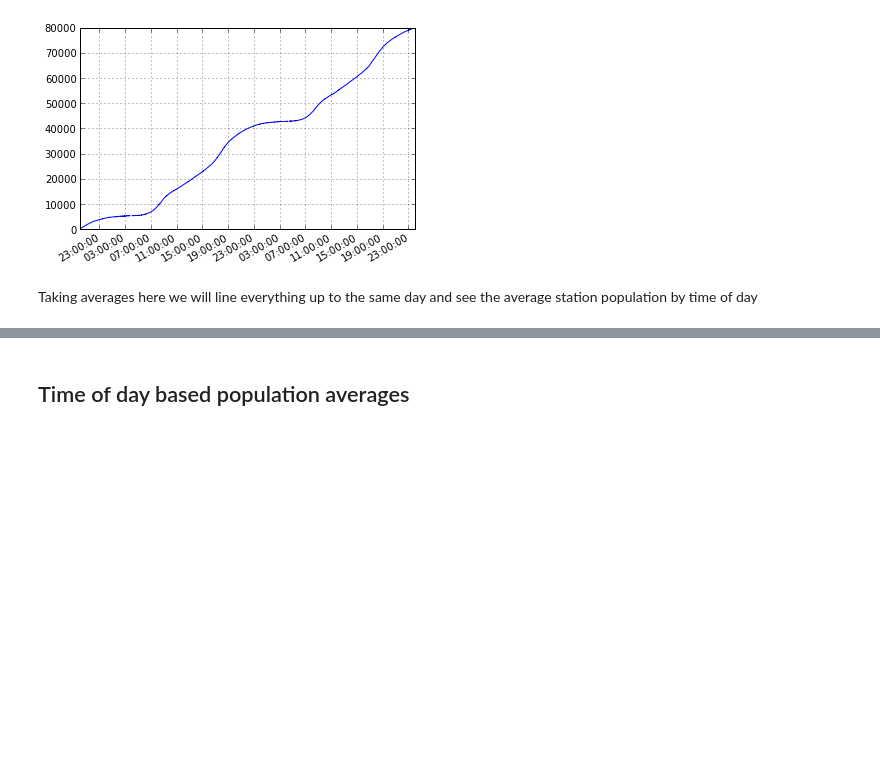
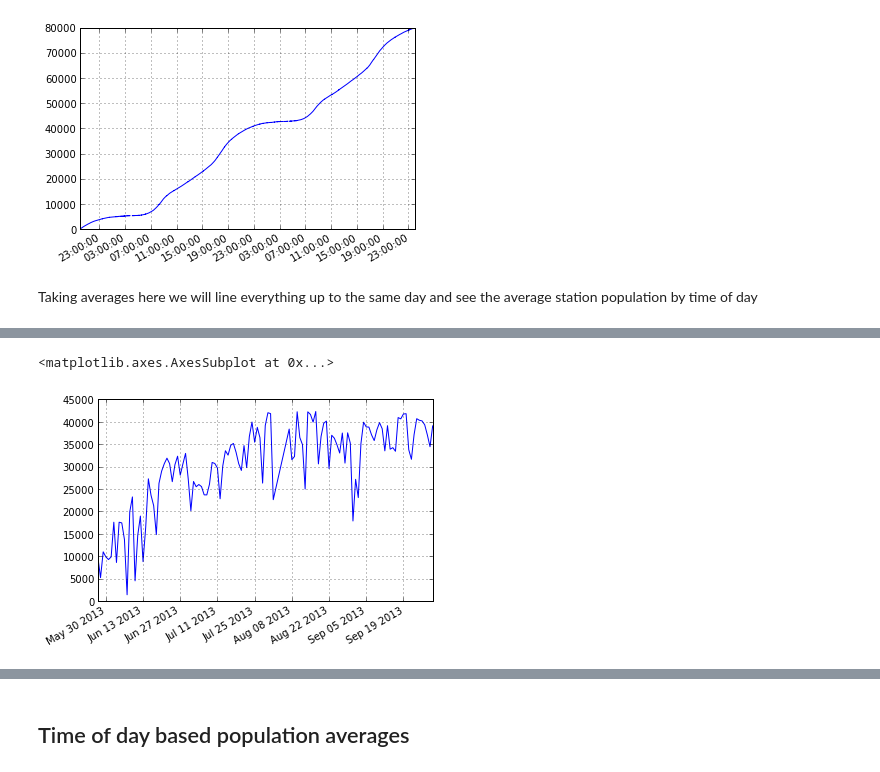
Before and after one commit to paddymul/pydata_citibike, a Jupyter notebook: PyData-Citibike.ipynb, the cells around one changed output, grey strips where cells are left out. Saved outputs shown, nothing was run; the diff lists cells and outputs as text; code cells hidden in the pictures; blank space fills up the shorter version.

```diff
--- a/PyData-Citibike.ipynb
+++ b/PyData-Citibike.ipynb
@@ -205,0 +253,5 @@ here we will line everything up to the same day and see the average station popu
+# %%
+daily_aggregate.trips.plot()
+# %% [output]
+<matplotlib.axes.AxesSubplot at 0x...>
+[figure, added]
```
Also changed, not shown: parts of 22 cells of this notebook, 1 other file.
